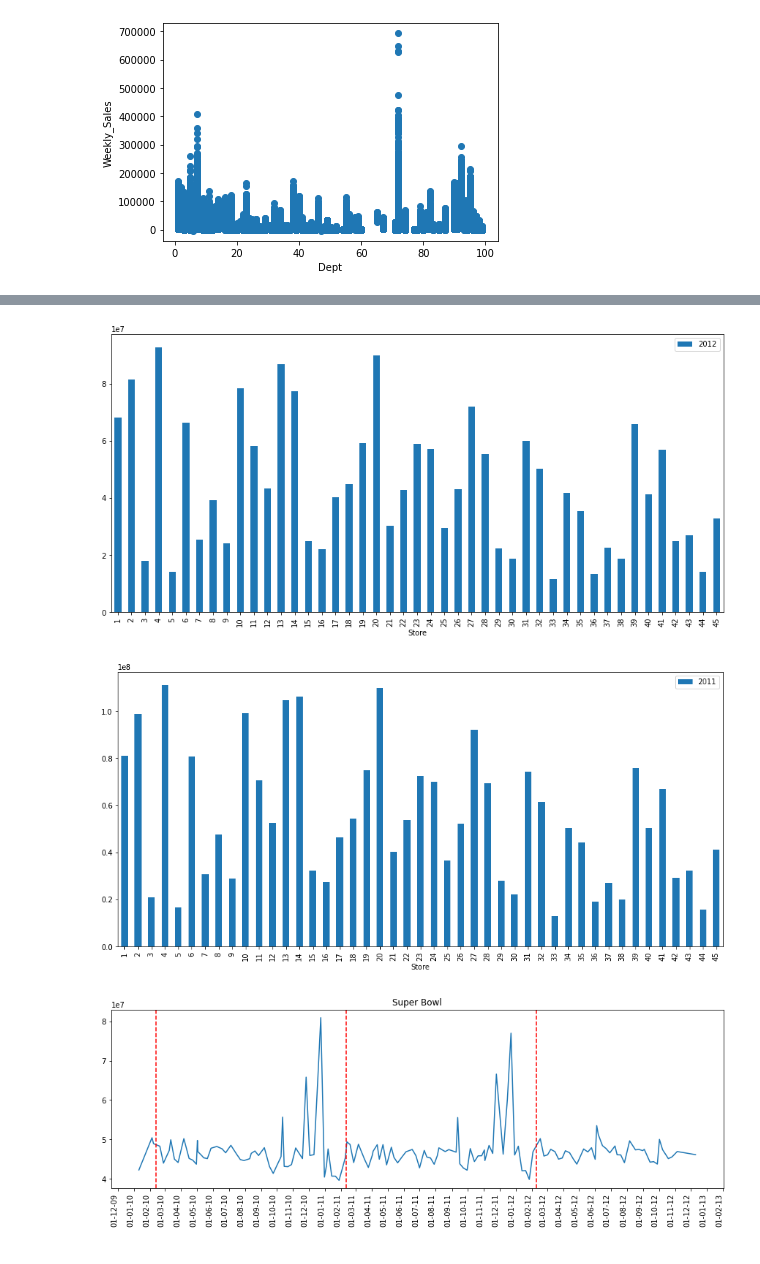
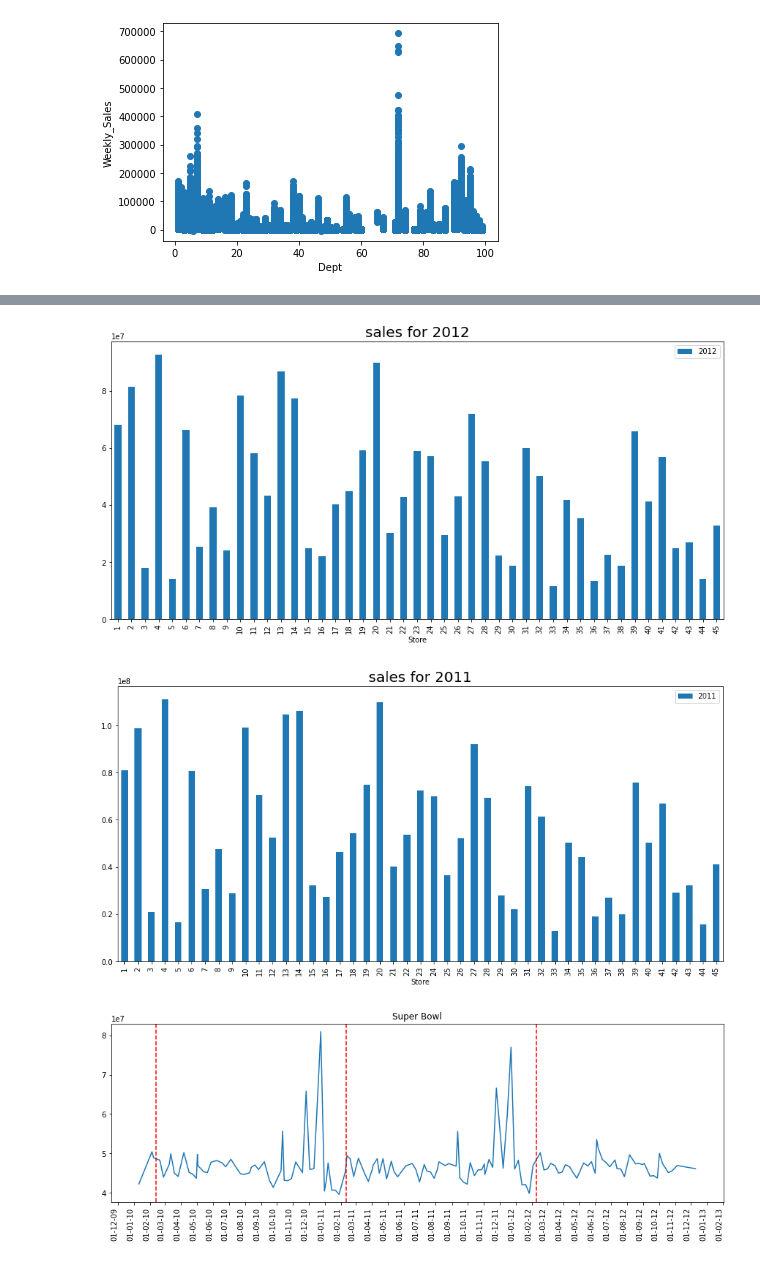
Before and after one commit to manojbahadur/Sales-Forecast-Analysis, a Jupyter notebook: Sales_forecast.ipynb, the cells around one changed output, grey strips where cells are left out. Cells and saved outputs as stored; diff of their text form; code cells hidden in the pictures.

```diff
--- a/Sales_forecast.ipynb
+++ b/Sales_forecast.ipynb
@@ -196,16 +278,18 @@ scatter(train_merge, 'Dept')  #with respect to Dept
 # %%
 #data = pd.read_csv('train.csv')
 plt.figure(figsize=(15,7))
 
 # Sales for third quarterly in 2012
 Q3 = data[(data['Date'] > '2012-01-01') & (data['Date'] < '2012-12-31')].groupby('Store')['Weekly_Sales'].sum()
 
 
 # Plotting the sales for 2012
+plt.title('sales for 2012', fontsize=20)
+
 plt.plot(ax=Q3.plot(kind='bar',legend=True),kind='bar',color='r',alpha=0.2,legend=True);
 plt.legend(["2012"]);
 # %% [output]
-[figure, old version]
+[figure, new version]
 # %%
 #data = pd.read_csv('train.csv')
 plt.figure(figsize=(15,7))
@@ -215,10 +299,11 @@ Q3 = data[(data['Date'] > '2011-01-01') & (data['Date'] < '2011-12-31')].groupby
 
 
 # Plotting the sales for 2011
+plt.title('sales for 2011', fontsize=20)
 plt.plot(ax=Q3.plot(kind='bar',legend=True),kind='bar',color='r',alpha=0.2,legend=True);
 plt.legend(["2011"]);
 # %% [output]
-[figure, old version]
+[figure, new version]
 # %%
 
 def plot_line(df,holiday_dates,holiday_label):
```
Also changed, not shown: parts of 7 cells of this notebook.
